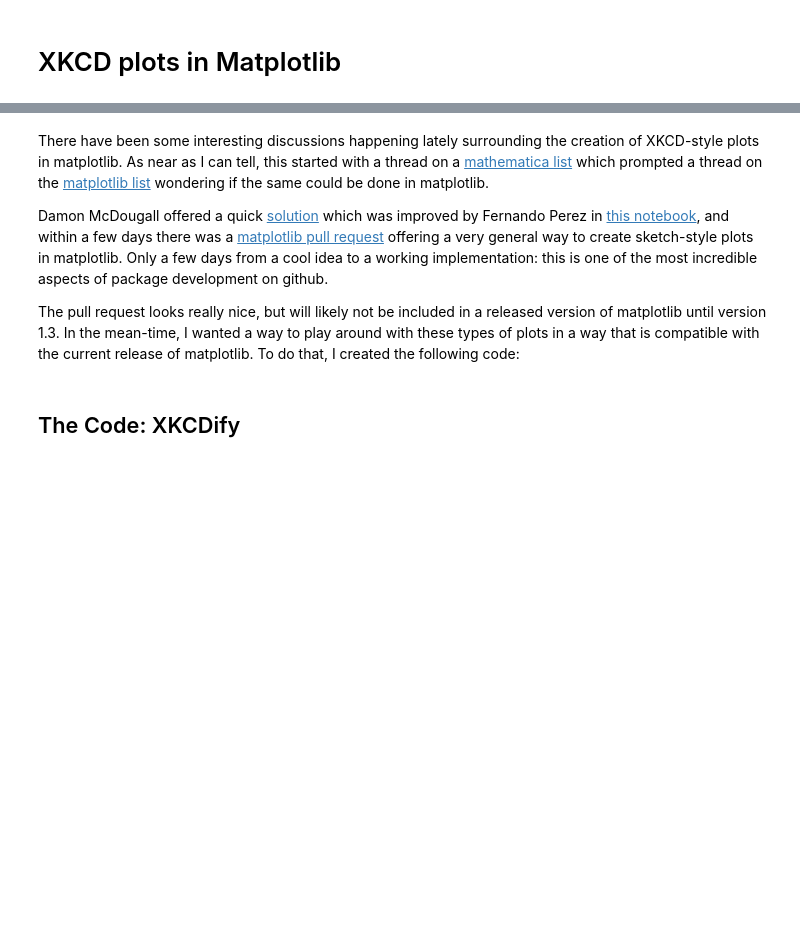
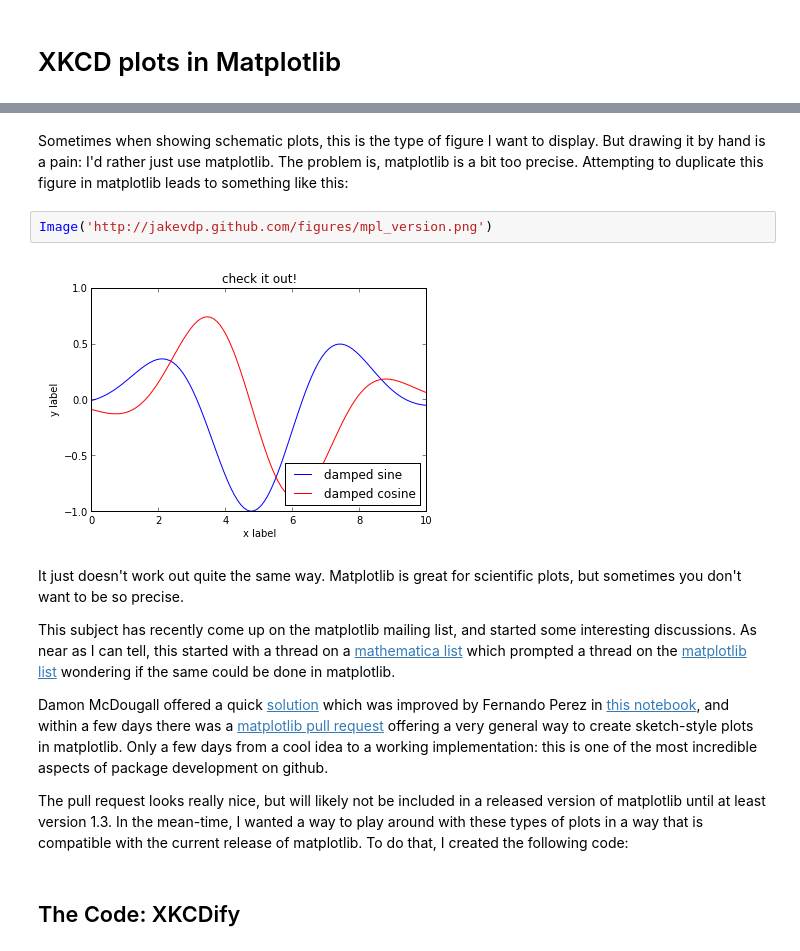
Before and after one commit to jakevdp/jakevdp.github.com, a Jupyter notebook: downloads/notebooks/XKCD_plots.ipynb, the cells around one changed output, grey strips where cells are left out. Cells and saved outputs as stored; diff of their text form; blank space fills up the shorter version.

```diff
--- a/downloads/notebooks/XKCD_plots.ipynb
+++ b/downloads/notebooks/XKCD_plots.ipynb
@@ -3,6 +10,14 @@
+# %% [markdown]
+Sometimes when showing schematic plots, this is the type of figure I want to display.  But drawing it by hand is a pain: I'd rather just use matplotlib.  The problem is, matplotlib is a bit too precise.  Attempting to duplicate this figure in matplotlib leads to something like this:
+# %%
+Image('http://jakevdp.github.com/figures/mpl_version.png')
+# %% [output]
+[figure, added]
 # %% [markdown]
-There have been some interesting discussions happening lately surrounding the creation of XKCD-style plots in
-matplotlib.  As near as I can tell, this started with a thread on a
+It just doesn't work out quite the same way.  Matplotlib is great for scientific plots, but sometimes you don't want to be so precise.
+
+This subject has recently come up on the matplotlib mailing list, and started some interesting discussions.
+As near as I can tell, this started with a thread on a
 [mathematica list](http://mathematica.stackexchange.com/questions/11350/xkcd-style-graphs)
 which prompted a thread on the [matplotlib list](http://matplotlib.1069221.n5.nabble.com/XKCD-style-graphs-td39226.html)
 wondering if the same could be done in matplotlib.
@@ -15,7 +30,7 @@ way to create sketch-style plots in matplotlib.  Only a few days from a cool ide
 working implementation: this is one of the most incredible aspects of package development on github.
 
 The pull request looks really nice, but will likely not be included in a released version of
-matplotlib until version 1.3.  In the mean-time, I wanted a way to play around with
+matplotlib until at least version 1.3.  In the mean-time, I wanted a way to play around with
 these types of plots in a way that is compatible with the current release of matplotlib.  To do that,
 I created the following code:
 # %% [markdown]
```
Also changed, not shown: parts of 4 cells of this notebook, 6 other files.
